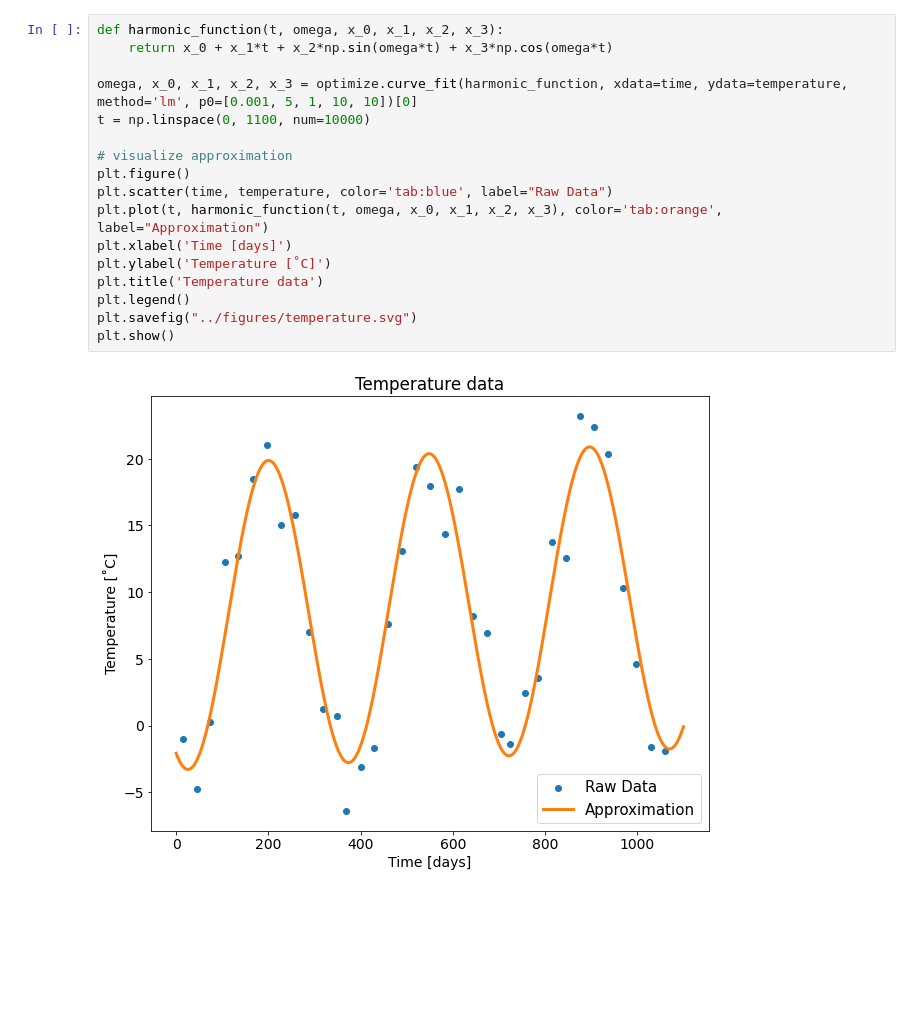
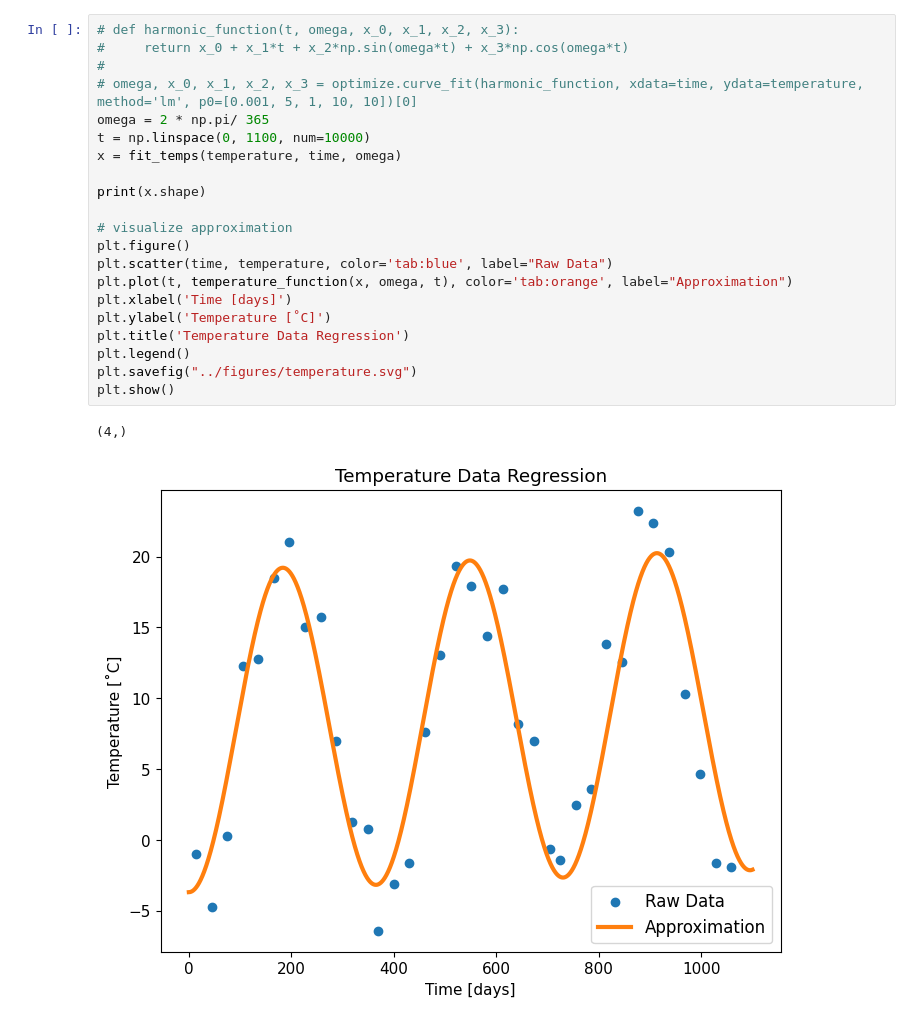
Before and after one commit to aleskucera/OPT-Assignments, a Jupyter notebook: 01_mzda_a_teplota/code/mzda_a_teplota.ipynb, the cells around one changed output. Drawn from its saved outputs; the diff is of its cells as text; blank space fills up the shorter version.

```diff
--- a/01_mzda_a_teplota/code/mzda_a_teplota.ipynb
+++ b/01_mzda_a_teplota/code/mzda_a_teplota.ipynb
@@ -66,19 +81,24 @@ plt.show()
 # %%
-def harmonic_function(t, omega, x_0, x_1, x_2, x_3):
-    return x_0 + x_1*t + x_2*np.sin(omega*t) + x_3*np.cos(omega*t)
+# def harmonic_function(t, omega, x_0, x_1, x_2, x_3):
+#     return x_0 + x_1*t + x_2*np.sin(omega*t) + x_3*np.cos(omega*t)
+#
+# omega, x_0, x_1, x_2, x_3 = optimize.curve_fit(harmonic_function, xdata=time, ydata=temperature, method='lm', p0=[0.001, 5, 1, 10, 10])[0]
+omega = 2 * np.pi/ 365
+t = np.linspace(0, 1100, num=10000)
+x = fit_temps(temperature, time, omega)
 
-omega, x_0, x_1, x_2, x_3 = optimize.curve_fit(harmonic_function, xdata=time, ydata=temperature, method='lm', p0=[0.001, 5, 1, 10, 10])[0]
-t = np.linspace(0, 1100, num=10000)
+print(x.shape)
 
 # visualize approximation
 plt.figure()
 plt.scatter(time, temperature, color='tab:blue', label="Raw Data")
-plt.plot(t, harmonic_function(t, omega, x_0, x_1, x_2, x_3), color='tab:orange', label="Approximation")
+plt.plot(t, temperature_function(x, omega, t), color='tab:orange', label="Approximation")
 plt.xlabel('Time [days]')
 plt.ylabel('Temperature [˚C]')
-plt.title('Temperature data')
+plt.title('Temperature Data Regression')
 plt.legend()
 plt.savefig("../figures/temperature.svg")
 plt.show()
 # %% [output]
+(4,)
-[figure, old version]
+[figure, new version]
```
Also changed, not shown: parts of 4 cells of this notebook, 5 other files.
